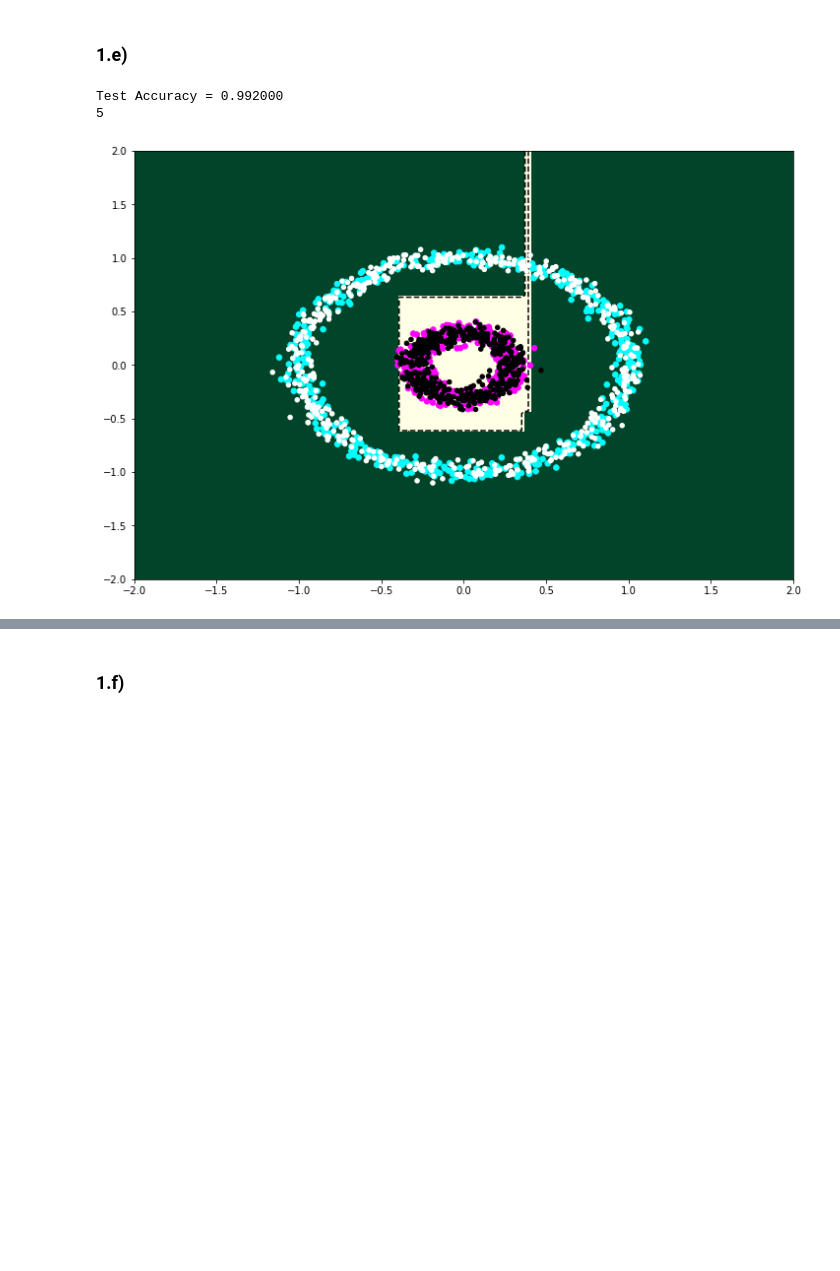
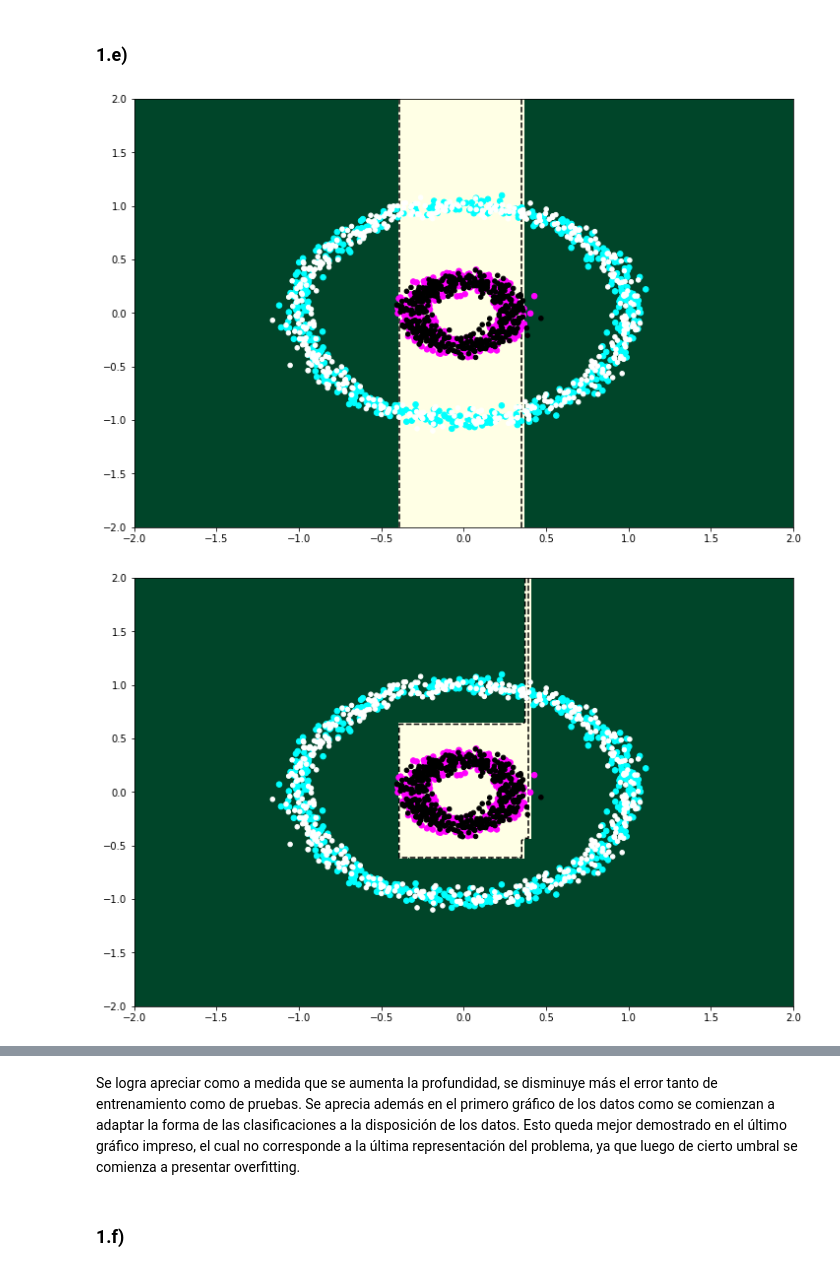
Before and after one commit to nicomero/tarea3maquinas, a Jupyter notebook: Tarea3.ipynb, the cells around one changed output, grey strips where cells are left out. Drawn from its saved outputs; the diff is of its cells as text; code cells hidden in the pictures; blank space fills up the shorter version.

```diff
--- a/Tarea3.ipynb
+++ b/Tarea3.ipynb
@@ -124,14 +184,28 @@ Test Accuracy = 0.670000
 # %% [markdown]
 ### 1.e)
-# %%
-n_t=8
-clf=Tree(criterion='gini',splitter='best',random_state=0,max_depth=n_t)
-clf.fit(X_train,Y_train)
-acc_test = clf.score(X_test,Y_test)
-print ("Test Accuracy = %f"%acc_test)
-print (clf.tree_.max_depth)
-plot_classifier(clf,X_train,Y_train,X_test,Y_test,'tree')
-# %% [output]
-Test Accuracy = 0.992000
-5
-[figure, removed]
+# %%
+lista=range(2,21)
+train_err=[]
+test_err=[]
+for n_t in lista:
+    clf=Tree(criterion='gini',splitter='best',random_state=0,max_depth=n_t)
+    clf.fit(X_train,Y_train)
+    tr_err = 1-clf.score(X_train,Y_train)
+    t_err = 1-clf.score(X_test,Y_test)
+    train_err.append(tr_err)
+    test_err.append(t_err)
+    if n_t==2 or n_t==5:
+        plot_classifier(clf,X_train,Y_train,X_test,Y_test,"tree")
+
+plt.figure(1, figsize = (12, 8))
+plt.plot(lista,train_err, "*y-")
+plt.plot(lista,test_err, "*r-")
+plt.title('Error de Clasificaciones de un árbol de clasificación')
+plt.xlabel("Profundidad Máxima")
+plt.ylabel("Error")
+plt.legend(["Error de Entrenamiento", "Error de Pruebas"], prop={'size': 15})
+
+plt.show()
+# %% [output]
+[figure, added]
+[figure, added]
@@ -138,3 +213,5 @@ Test Accuracy = 0.992000
+# %% [markdown]
+Se logra apreciar como a medida que se aumenta la profundidad, se disminuye más el error tanto de entrenamiento como de pruebas. Se aprecia además en el primero gráfico de los datos como se comienzan a adaptar la forma de las clasificaciones a la disposición de los datos. Esto queda mejor demostrado en el último gráfico impreso, el cual no corresponde a la última representación del problema, ya que luego de cierto umbral se comienza a presentar overfitting.
 # %% [markdown]
 ### 1.f)
 # %%
```
Also changed, not shown: parts of 24 cells of this notebook.
